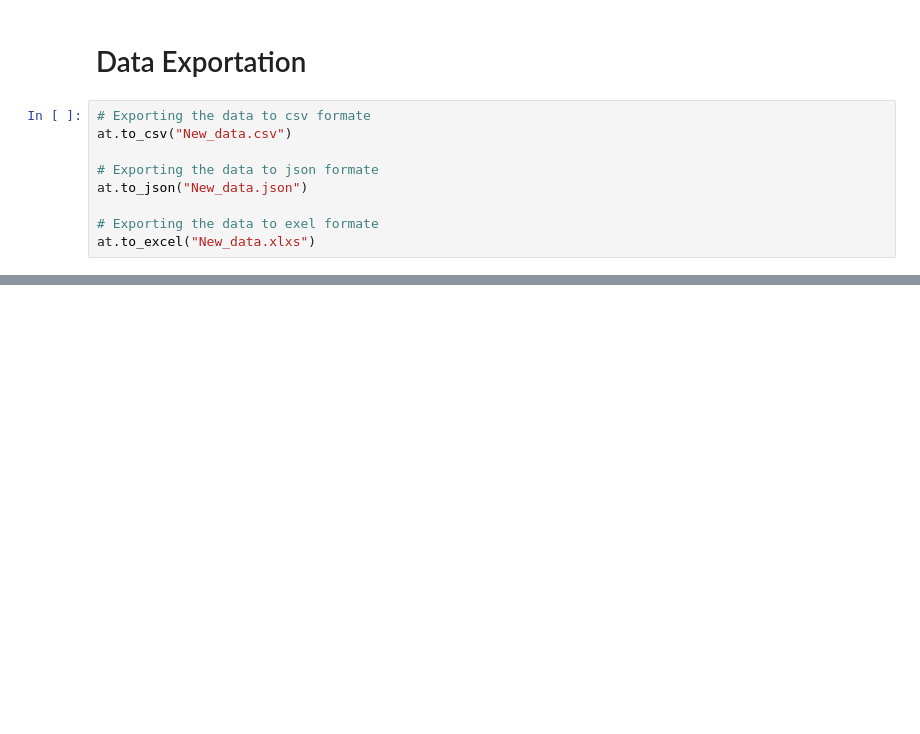
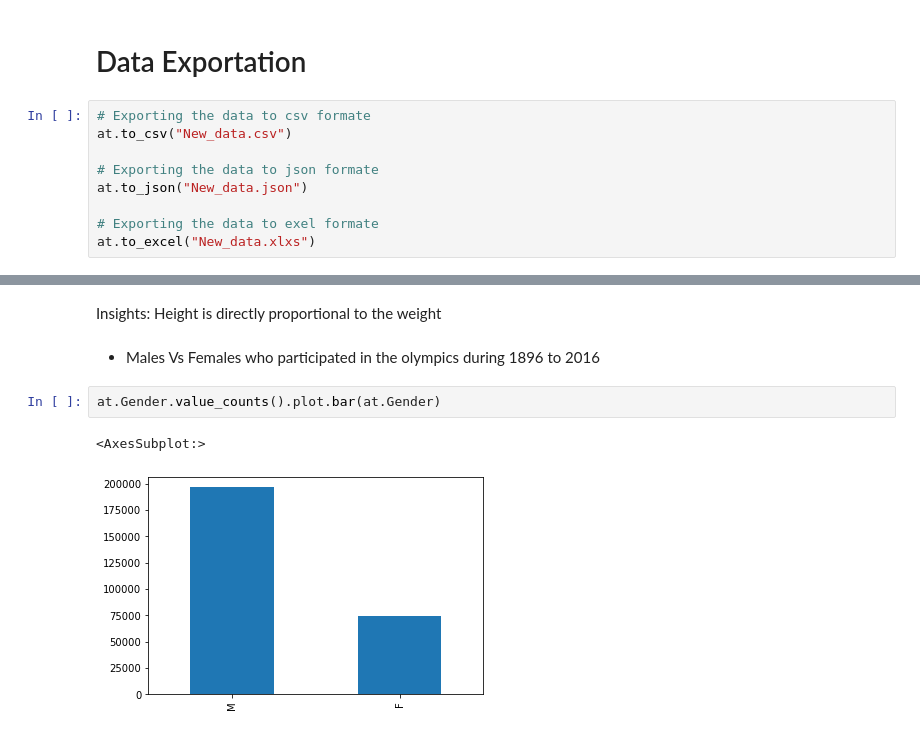
Before and after one commit to Naveen-Karanamu/Olympics-Data-Analytics, a Jupyter notebook: main.ipynb, the cells around one changed output, grey strips where cells are left out. Cells and saved outputs as stored; diff of their text form; blank space fills up the shorter version.

```diff
--- a/main.ipynb
+++ b/main.ipynb
@@ -382,0 +400,9 @@ at.to_excel("New_data.xlxs")
+# %% [markdown]
+Insights: Height is directly proportional to the weight
+# %% [markdown]
+* Males Vs Females who participated in the olympics during 1896 to 2016
+# %%
+at.Gender.value_counts().plot.bar(at.Gender)
+# %% [output]
+<AxesSubplot:>
+[figure, added]
```
Also changed, not shown: parts of 9 cells of this notebook, 1 other file.
